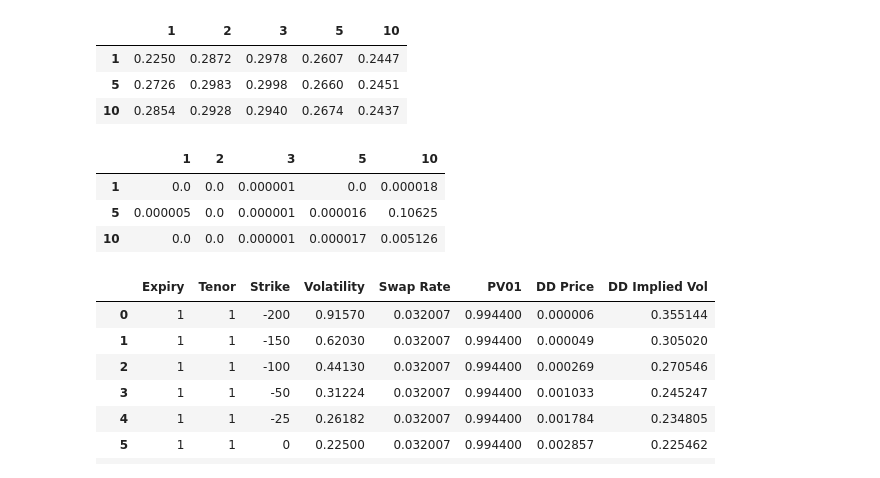
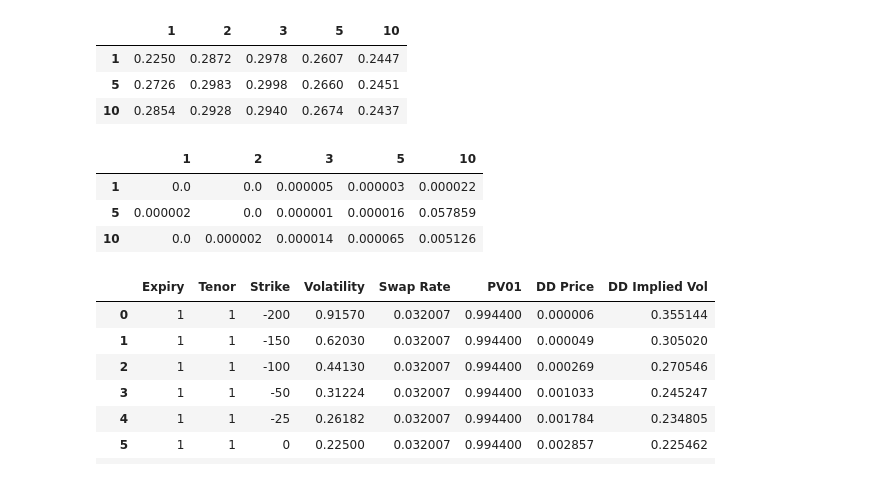
Before and after one commit to njh18/qf634-quant-research-methods, a Jupyter notebook: qf605-fixed-income/ann/project_part_2.ipynb, the cells around one changed output. Drawn from its saved outputs; the diff is of its cells as text; code cells hidden in the pictures.

```diff
--- a/qf605-fixed-income/ann/project_part_2.ipynb
+++ b/qf605-fixed-income/ann/project_part_2.ipynb
@@ -151,7 +151,7 @@ def dd_loss_func(x: list, strikes: float, market_vols: list, F: float, sigma: fl
     market_vols(list): realized vols
     F(float): forward price
     sigma(float): vol
-    T(float): tenor (in years)
+    T(float): time to expiry (in years)
     D(float): DF or PV01
 
     Returns:
@@ -239,37 +239,37 @@ for expiry in __expiries__:
         df = model_input[(model_input["Expiry"]==expiry)
                         &(model_input["Tenor"]==tenor)]
         strikes = df["Swap Rate"].values + df["Strike"].values*1E-4
         market_vols = df["Volatility"].values
         atm_vol = dd_sigma[tenor][expiry]
         swap_rate = df["Swap Rate"].values[0]
         pv01 = df["PV01"].values[0]
         res = least_squares(lambda x: dd_loss_func(x,
                                                     strikes,
                                                     market_vols,
                                                     swap_rate,
                                                     atm_vol,
-                                                    tenor,
+                                                    expiry,
                                                     pv01),
                             [0.1], # initial guess
                             bounds = (1E-12,0.99))
         # res = minimize(dd_loss_func,
         #                [0.3], # initial guess
         #                args=(strikes,
         #                      market_vols,
         #                      swap_rate,
         #                      atm_vol,
         #                      tenor,
         #                      pv01),
         #                bounds=[(0.01, 0.99)],
         #                method='L-BFGS-B')
         dd_beta.at[expiry, tenor] = res.x[0]
 
 dd_beta
 # %% [output]
 |  | 1 | 2 | 3 | 5 | 10 |
-| 1 | 0.0 | 0.0 | 0.000001 | 0.0 | 0.000018 |
-| 5 | 0.000005 | 0.0 | 0.000001 | 0.000016 | 0.10625 |
-| 10 | 0.0 | 0.0 | 0.000001 | 0.000017 | 0.005126 |
+| 1 | 0.0 | 0.0 | 0.000005 | 0.000003 | 0.000022 |
+| 5 | 0.000002 | 0.0 | 0.000001 | 0.000016 | 0.057859 |
+| 10 | 0.0 | 0.000002 | 0.000014 | 0.000065 | 0.005126 |
 # %%
 for idx, row in model_input.iterrows():
     expiry = row["Expiry"]
```
Also changed, not shown: parts of 6 cells of this notebook, 2 other files.
